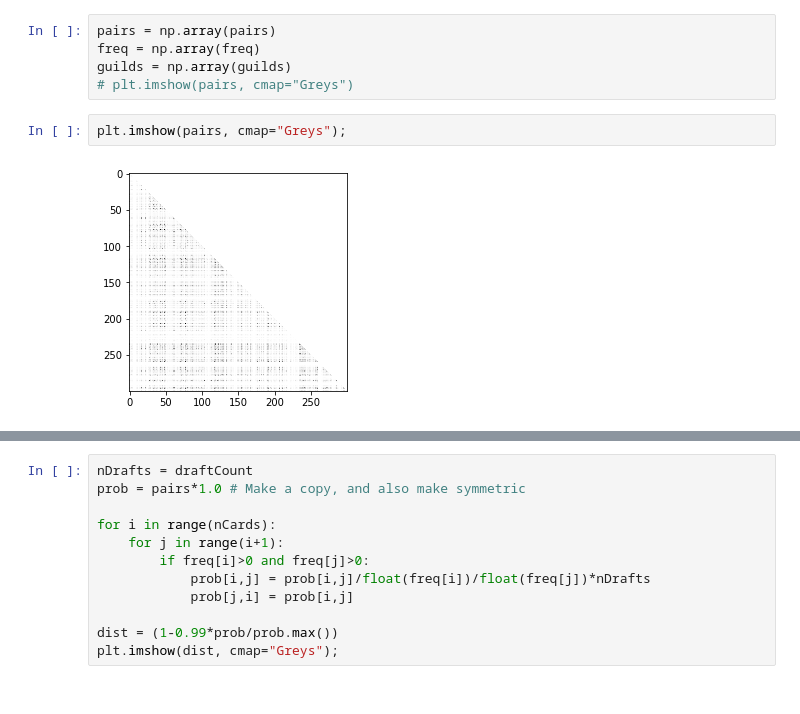
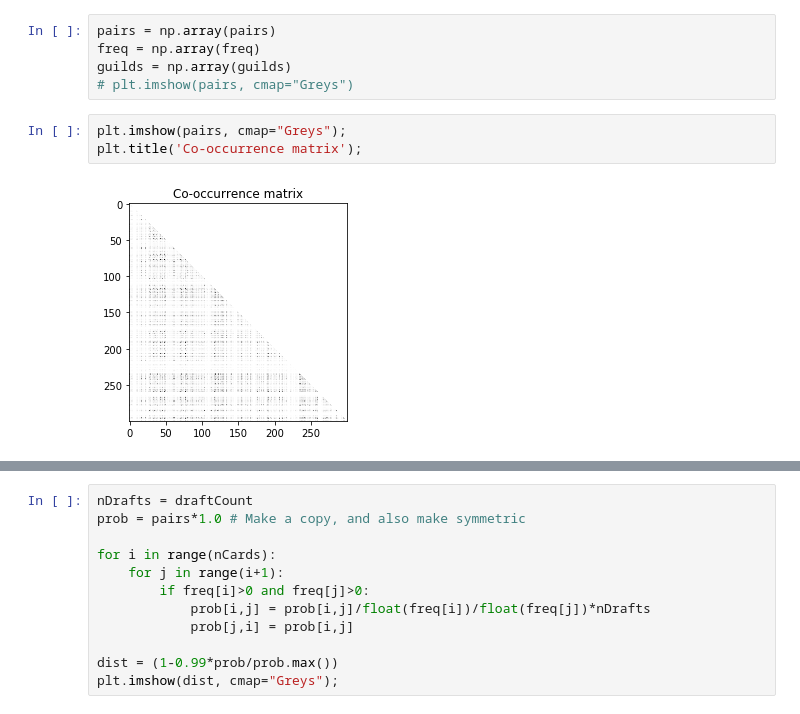
Before and after one commit to khakhalin/MTG, a Jupyter notebook: basic_analysis.ipynb, the cells around one changed output, grey strips where cells are left out. Saved outputs shown, nothing was run; the diff lists cells and outputs as text.

```diff
--- a/basic_analysis.ipynb
+++ b/basic_analysis.ipynb
@@ -126,5 +126,6 @@ guilds = np.array(guilds)
 # plt.imshow(pairs, cmap="Greys")
 # %%
 plt.imshow(pairs, cmap="Greys");
+plt.title('Co-occurrence matrix');
 # %% [output]
-[figure, old version]
+[figure, new version]
```
Also changed, not shown: parts of 3 cells of this notebook, 1 other file.
